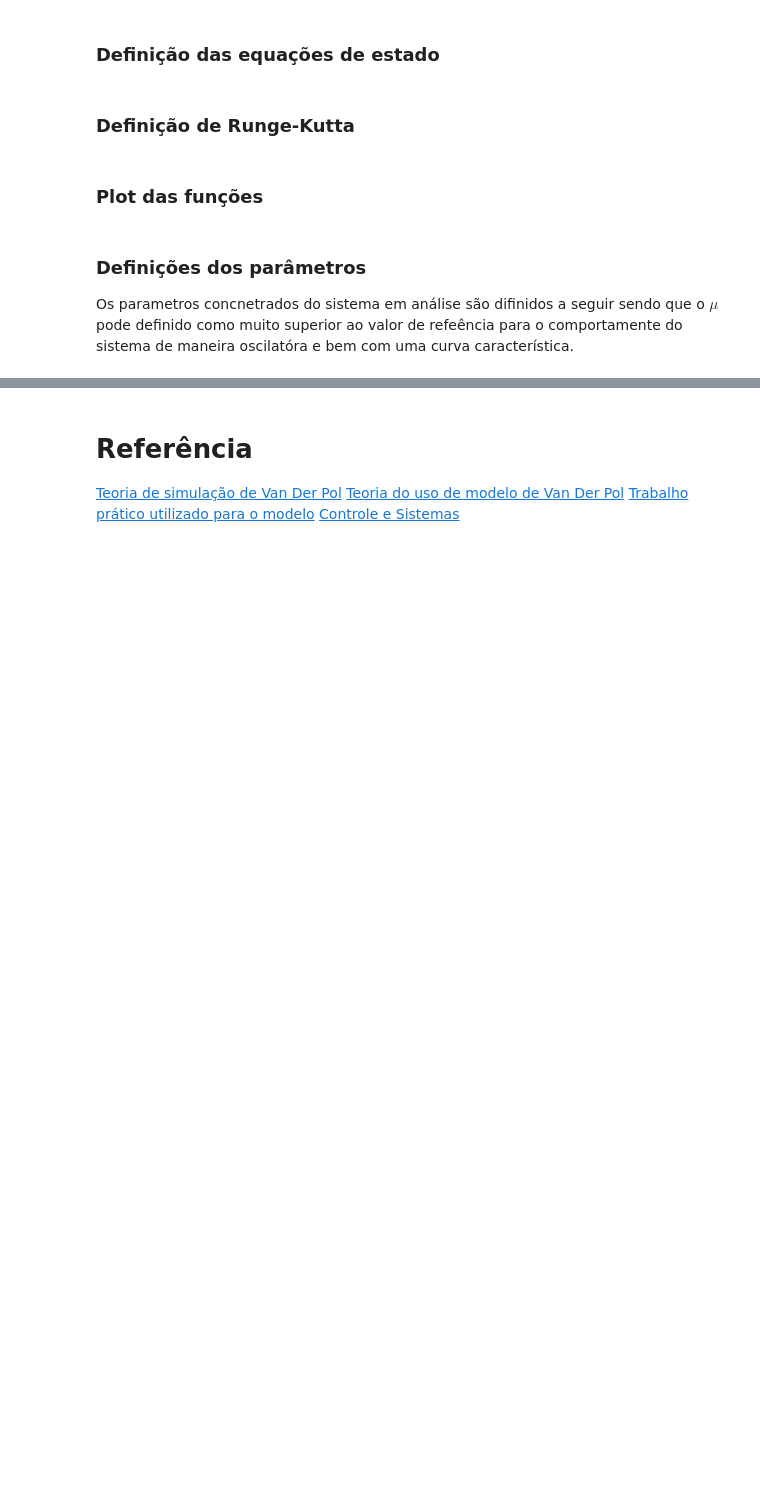
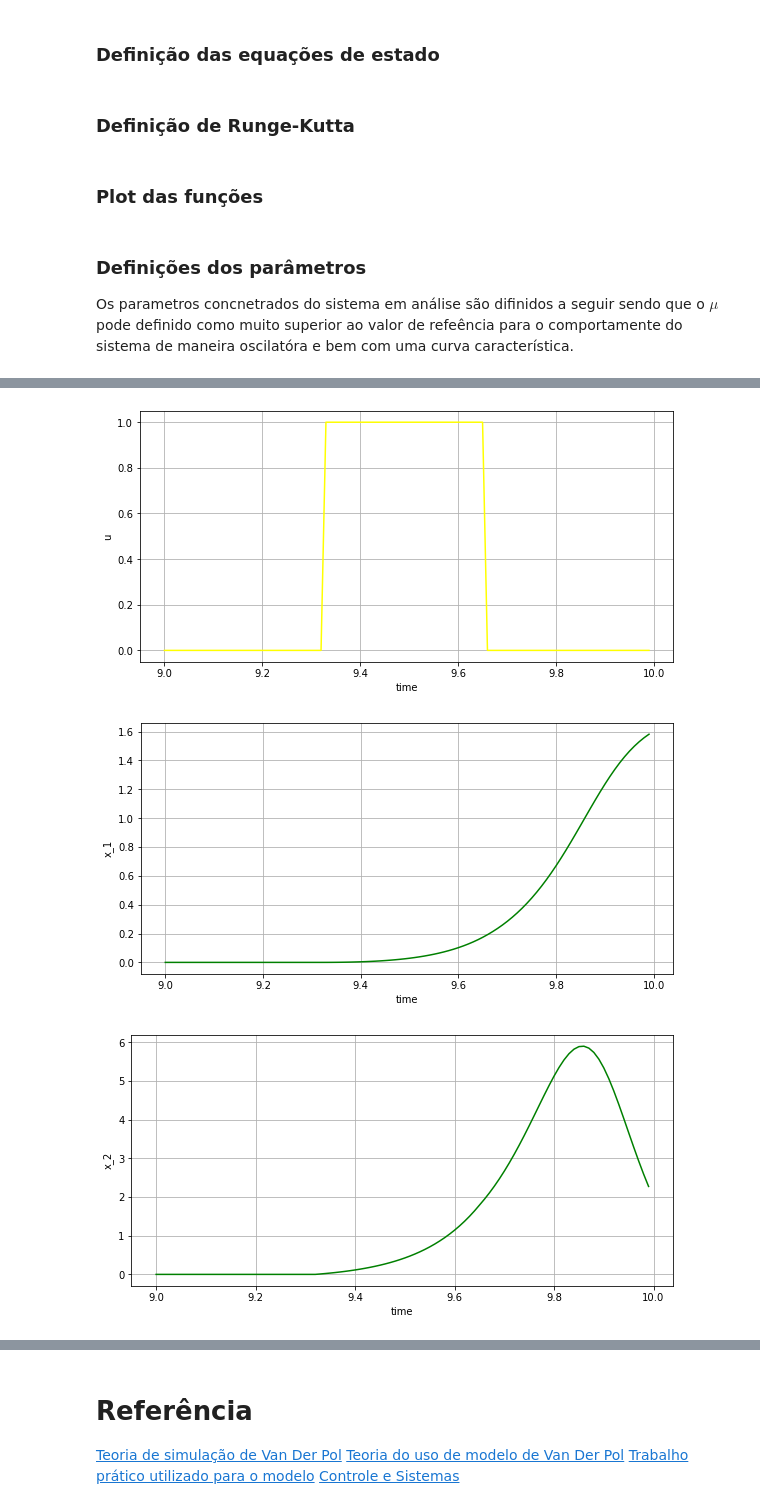
Before and after one commit to felipefrocha/esufmg-tmsd, a Jupyter notebook: van_der_pol.ipynb, the cells around one changed output, grey strips where cells are left out. Drawn from its saved outputs; the diff is of its cells as text; code cells hidden in the pictures; blank space fills up the shorter version.

```diff
--- a/van_der_pol.ipynb
+++ b/van_der_pol.ipynb
@@ -121,0 +137,8 @@ run_rk(t.copy() ,x.copy(), u.copy() , h)
+# %%
+# Pulso
+u = np.append(np.append(np.zeros((math.floor(len(t)/3), 1)), np.full((math.floor(len(t)/3), 1), 1)), np.zeros((math.floor(len(t)/3)+1, 1)))
+run_rk(t.copy() ,x.copy(), u.copy() , h)
+# %% [output]
+[figure, added]
+[figure, added]
+[figure, added]
```
Also changed, not shown: parts of 16 cells of this notebook.
